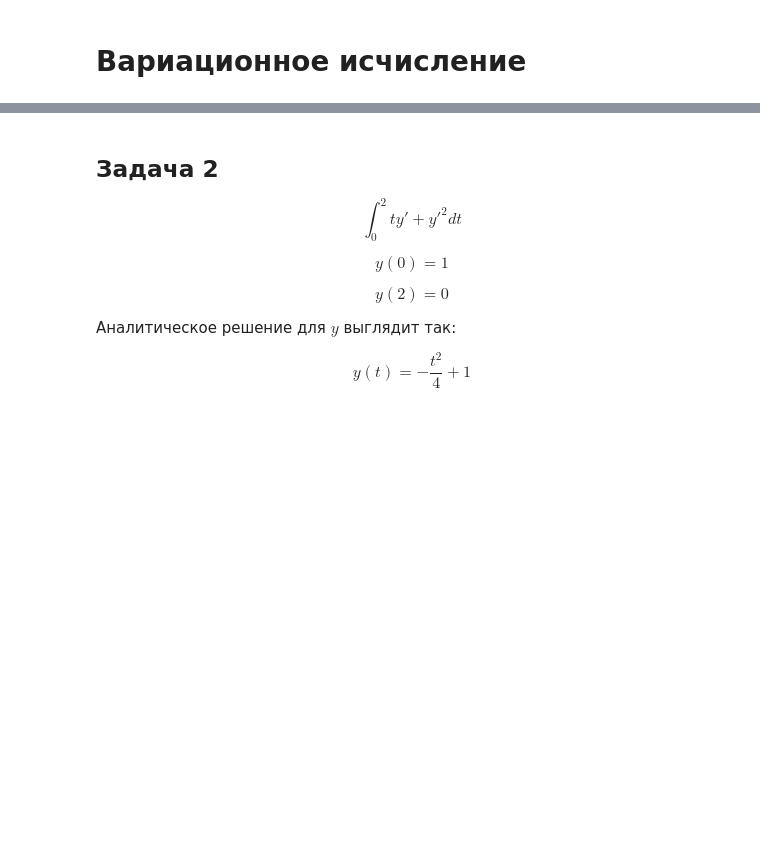
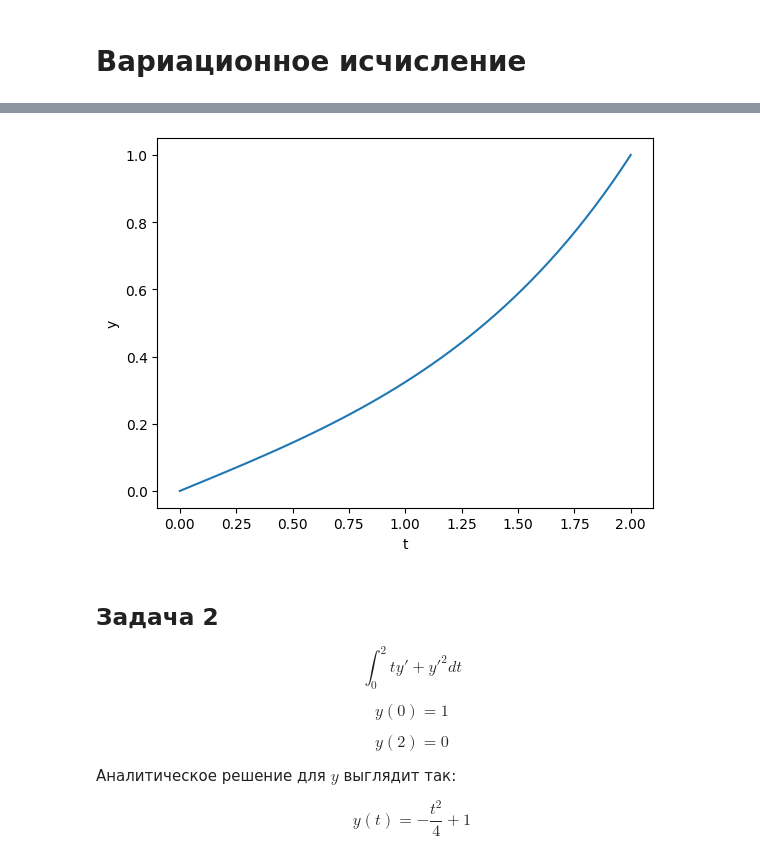
Before and after one commit to DaryaBaikalova/doef, a Jupyter notebook: 2024/seminars/python_sem/var_calc.ipynb, the cells around one changed output, grey strips where cells are left out. Saved outputs shown, nothing was run; the diff lists cells and outputs as text; code cells hidden in the pictures; blank space fills up the shorter version.

```diff
--- a/2024/seminars/python_sem/var_calc.ipynb
+++ b/2024/seminars/python_sem/var_calc.ipynb
@@ -28,0 +32,4 @@ $$ y(t) = \exp(t) - \frac{\exp(-t)}{\exp(2) - \exp(-2)} $$
+# %%
+num_of_fractions = 51
+t = np.linspace(0, 2, num_of_fractions)
+dt = t[1] - t[0]
@@ -29,3 +58,15 @@ $$ y(t) = \exp(t) - \frac{\exp(-t)}{\exp(2) - \exp(-2)} $$
+# %%
+def f(y, t, dt):
+    return np.sum(y[1:] ** 2 + ((y[1:] - y[:-1]) / dt) ** 2)
+# %%
+t, y = optimal_func(0, 2, 0, 1, f)
+# %%
+plt.plot(t, y)
+plt.xlabel('t')
+plt.ylabel('y')
+plt.show()
+# %% [output]
+[figure, added]
 # %% [markdown]
 ## Задача 2
 
```
Also changed, not shown: parts of 22 cells of this notebook, 1 other file.
